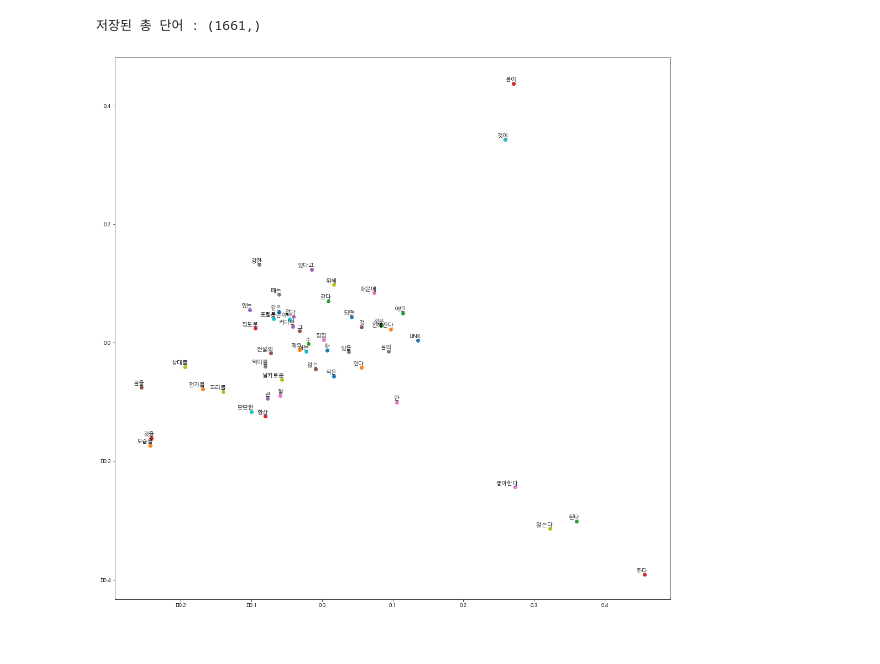
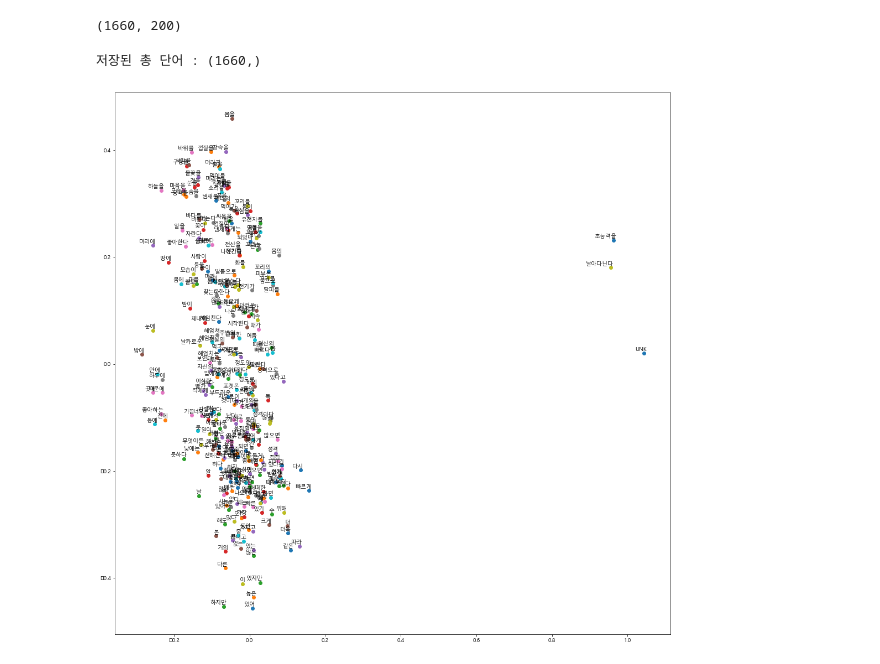
Before and after one commit to MrSyee/pokemon_story_generator, a Jupyter notebook: 1_word_embedding/visualization_khkim.ipynb, the cells around one changed output. Saved outputs shown, nothing was run; the diff lists cells and outputs as text; code cells hidden in the pictures.

Commit message:
khkim : modify visualization

```diff
--- a/1_word_embedding/visualization_khkim.ipynb
+++ b/1_word_embedding/visualization_khkim.ipynb
@@ -27,10 +27,14 @@ def normalize(array):
 
 def create_word_vector(word, pos_embeddings):
     pos_list = twitter.pos(word, norm=True)
+    for i, pos in enumerate(pos_list):
+        pos = str(pos).replace(" ", "")
+        if pos not in list(pos_vectors.vocab.keys()): # lookup table에 없는 word는 UNK로 변경
+            pos_list[i] = ('UNK', 'Alpha')
     word_vector = np.sum([pos_embeddings.word_vec(str(pos).replace(" ", "")) for pos in pos_list], axis=0)
     return normalize(word_vector)
 # %%
-pos_file = "./vec/pos_pokewiki.vec"
+pos_file = "./vec/pos.vec"
 
 pos_vectors = KeyedVectors.load_word2vec_format(pos_file, binary=False)
 word_embeddings = list()
@@ -39,35 +43,39 @@ word_embeddings = list()
 f = open("./word_list.txt", 'r', encoding="UTF8")
 words = f.readline().split(" ")
 f.close()
+words = words[:-1] # 맨 뒤에 빈 칸 값이 들어가는건 빼고 사용
 
-for word in words[:-1]:
+for word in words:
     word_embed = create_word_vector(word, pos_vectors)
     word_embeddings.append(word_embed)
+print(np.shape(word_embeddings))
+# %% [output]
+(1660, 200)
 # %%
 print("저장된 총 단어 : {}".format(np.shape(words)))
 # %% [output]
-저장된 총 단어 : (1661,)
+저장된 총 단어 : (1660,)
 # %%
 filepath = "./graphs/"
 filename = filepath + "output.png"
 if not os.path.isdir(filepath):
     os.makedirs(filepath)
 
 embeds = np.array(word_embeddings)
 plt.figure(figsize=(18, 18))
 pca = decomposition.PCA(n_components=2)
 pca.fit(embeds)
 Y = pca.transform(embeds)
-labels = words[:50] # 불러온 단어 중 일부의 단어만 그래프에 표시
+labels = words[:300] # 불러온 단어 중 일부의 단어만 그래프에 표시
 for i, label in enumerate(labels):
     x, y = Y[i, :]
     plt.scatter(x, y)
     plt.annotate(label,
          xy=(x, y),
          xytext=(5, 2),
          textcoords='offset points',
          ha='right',
          va='bottom')
 plt.savefig(filename)
 # %% [output]
-[figure, old version]
+[figure, new version]
```
Also changed, not shown: 3 other files.
